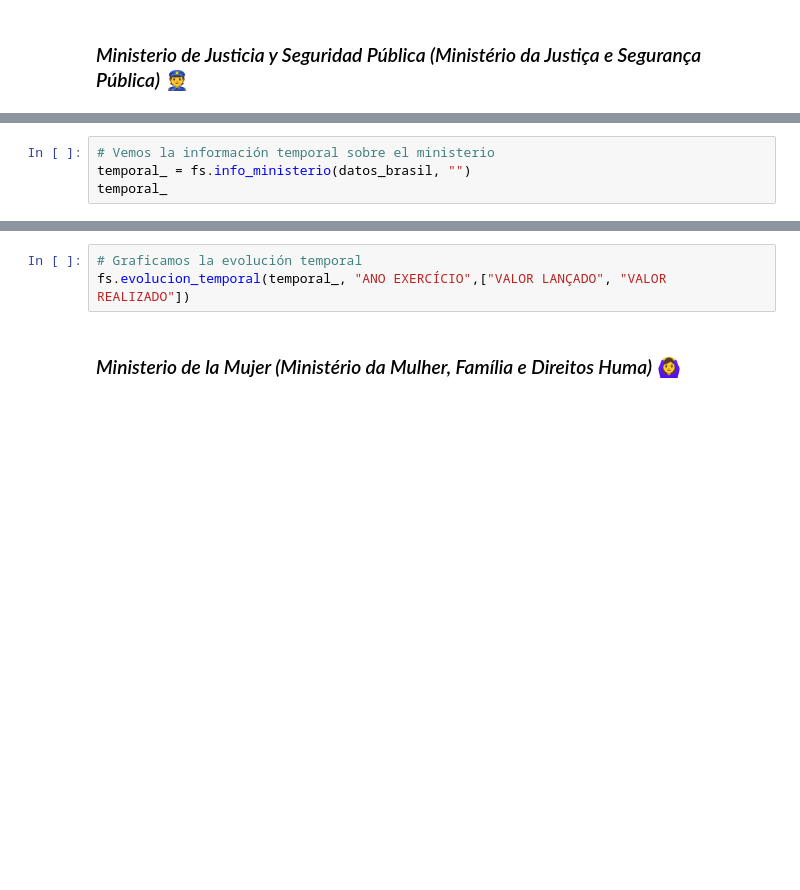
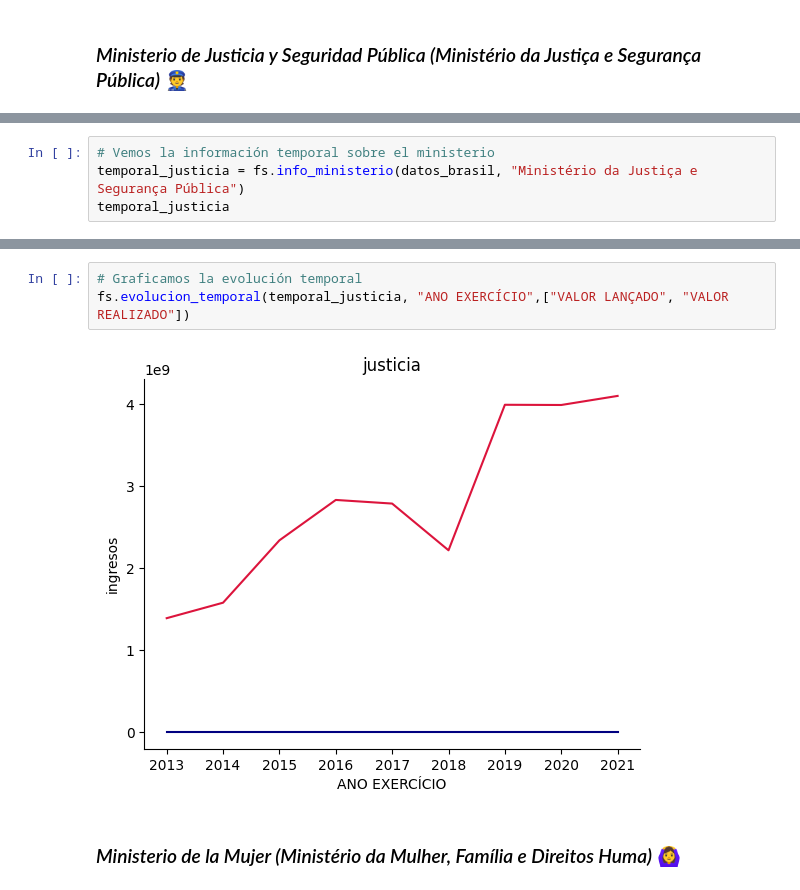
Before and after one commit to Gabijc/Proyecto2-Insights-Brasil, a Jupyter notebook: Análisis_categorías.ipynb, the cells around one changed output, grey strips where cells are left out. Drawn from its saved outputs; the diff is of its cells as text; blank space fills up the shorter version.

```diff
--- a/Análisis_categorías.ipynb
+++ b/Análisis_categorías.ipynb
@@ -702,4 +902,4 @@ fs.info_ministerio(datos_brasil, "")
 # %%
 # Vemos la información temporal sobre el ministerio
-temporal_ = fs.info_ministerio(datos_brasil, "")
-temporal_
+temporal_justicia = fs.info_ministerio(datos_brasil, "Ministério da Justiça e Segurança Pública")
+temporal_justicia
@@ -709,6 +936,8 @@ fs.info_ministerio(datos_brasil, "")
 # %%
 # Graficamos la evolución temporal
-fs.evolucion_temporal(temporal_, "ANO EXERCÍCIO",["VALOR LANÇADO", "VALOR REALIZADO"])
+fs.evolucion_temporal(temporal_justicia, "ANO EXERCÍCIO",["VALOR LANÇADO", "VALOR REALIZADO"])
+# %% [output]
+[figure, added]
 # %% [markdown]
 ### *Ministerio de la Mujer (Ministério da Mulher, Família e Direitos Huma)* 🙆‍♀️
 # %%
```
Also changed, not shown: parts of 46 cells of this notebook, 1 other file.
